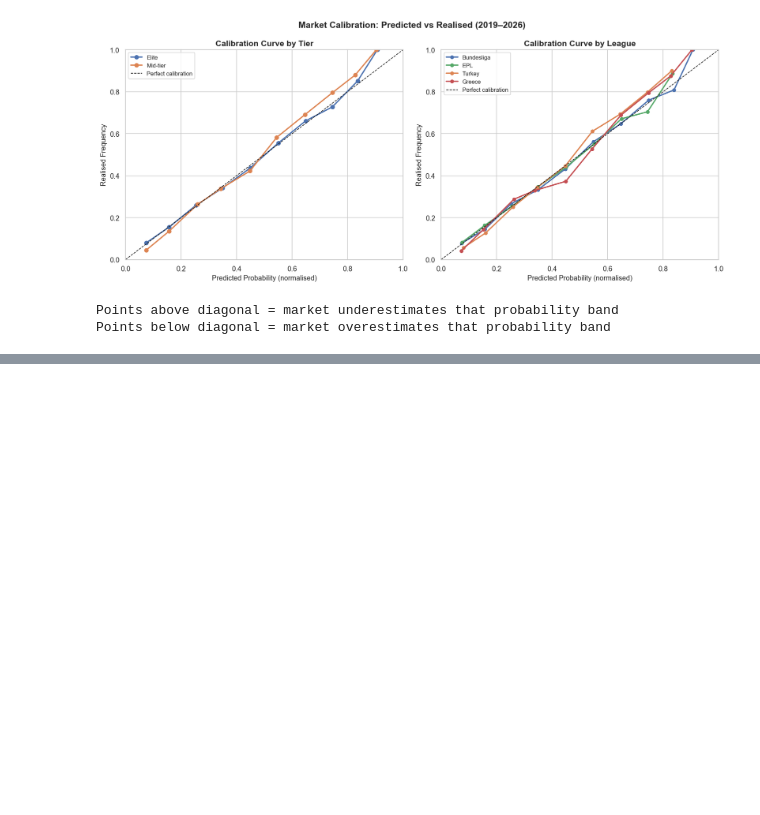
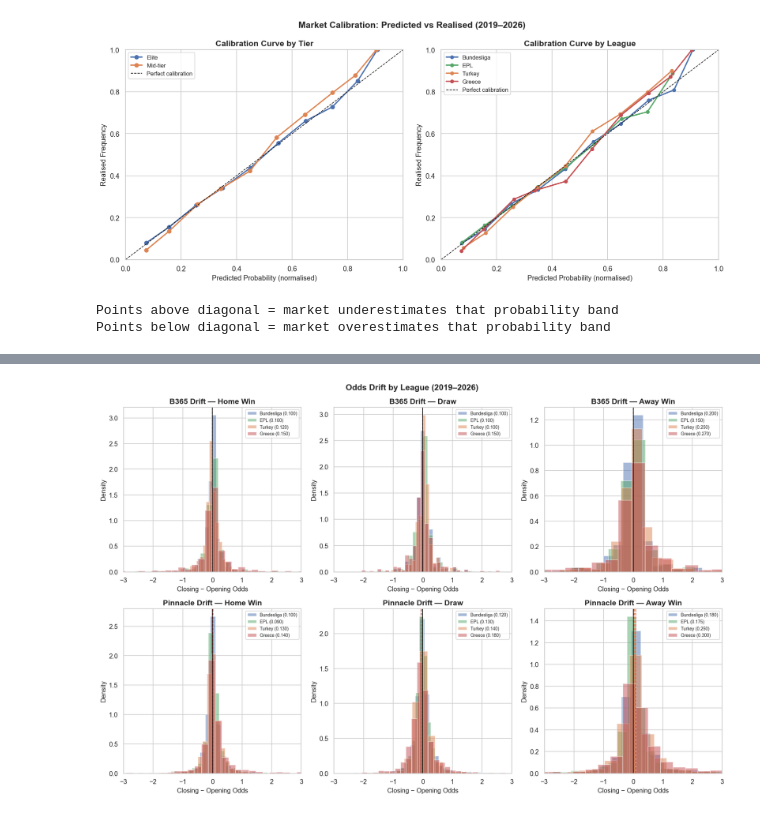
Before and after one commit to vladislavkivaev/football-betting-integrity-monitor, a Jupyter notebook: notebooks/01_eda.ipynb, the cells around one changed output, grey strips where cells are left out. Cells and saved outputs as stored; diff of their text form; code cells hidden in the pictures; blank space fills up the shorter version.

```diff
--- a/notebooks/01_eda.ipynb
+++ b/notebooks/01_eda.ipynb
@@ -1266,0 +1621,20 @@ Points below diagonal = market overestimates that probability band
+# %%
+print("=== B365 drift value inspection ===\n")
+
+# Check how many rows have exactly 0 drift
+for outcome in ['H', 'D', 'A']:
+    col = f'b365_drift_{outcome}'
+    exact_zero = (master[col] == 0.0).sum()
+    near_zero = (master[col].abs() < 0.01).sum()
+    total = master[col].notna().sum()
+    print(f"b365_drift_{outcome}:")
+    print(f"  Exactly 0.000:     {exact_zero:,} ({exact_zero/total*100:.1f}%)")
+    print(f"  Within ±0.01:      {near_zero:,} ({near_zero/total*100:.1f}%)")
+    print(f"  Non-zero:          {total-exact_zero:,} ({(total-exact_zero)/total*100:.1f}%)")
+    print()
+
+# Check a sample of raw opening vs closing values
+print("=== Sample: B365 opening vs closing (first 10 rows) ===\n")
+sample = master[['Date','HomeTeam','AwayTeam','league',
+                 'B365H','B365CH','B365D','B365CD','B365A','B365CA']].head(10)
+print(sample.to_string(index=False))
@@ -1266,0 +1661,74 @@ Points below diagonal = market overestimates that probability band
+# %%
+fig, axes = plt.subplots(2, 3, figsize=(15, 10))
+
+outcomes = ['H', 'D', 'A']
+outcome_labels = {'H': 'Home Win', 'D': 'Draw', 'A': 'Away Win'}
+league_colors = {
+    'D1': '#4C72B0',
+    'E0': '#55A868',
+    'T1': '#DD8452',
+    'G1': '#C44E52'
+}
+league_names = {
+    'D1': 'Bundesliga',
+    'E0': 'EPL',
+    'T1': 'Turkey',
+    'G1': 'Greece'
+}
+
+for col_idx, outcome in enumerate(outcomes):
+    b365_col = f'b365_drift_{outcome}'
+    ps_col = f'pinnacle_drift_{outcome}'
+
+    # Row 1 — B365 drift by league
+    for league in ['D1', 'E0', 'T1', 'G1']:
+        data = master[master['league'] == league][b365_col].dropna()
+        axes[0, col_idx].hist(data, bins=60, alpha=0.5, density=True,
+                              color=league_colors[league],
+                              label=f"{league_names[league]} ({data.abs().median():.3f})")
+        axes[0, col_idx].axvline(data.median(), color=league_colors[league],
+                                  linestyle='--', linewidth=1.2)
+
+    axes[0, col_idx].axvline(0, color='black', linestyle='-', linewidth=1)
+    axes[0, col_idx].set_title(f'B365 Drift — {outcome_labels[outcome]}', fontweight='bold')
+    axes[0, col_idx].set_xlabel('Closing − Opening Odds')
+    axes[0, col_idx].set_ylabel('Density')
+    axes[0, col_idx].legend(fontsize=7.5)
+    axes[0, col_idx].set_xlim(-3, 3)
+
+    # Row 2 — Pinnacle drift by league
+    for league in ['D1', 'E0', 'T1', 'G1']:
+        data = master[master['league'] == league][ps_col].dropna()
+        axes[1, col_idx].hist(data, bins=60, alpha=0.5, density=True,
+                              color=league_colors[league],
+                              label=f"{league_names[league]} ({data.abs().median():.3f})")
+        axes[1, col_idx].axvline(data.median(), color=league_colors[league],
+                                  linestyle='--', linewidth=1.2)
+
+    axes[1, col_idx].axvline(0, color='black', linestyle='-', linewidth=1)
+    axes[1, col_idx].set_title(f'Pinnacle Drift — {outcome_labels[outcome]}', fontweight='bold')
+    axes[1, col_idx].set_xlabel('Closing − Opening Odds')
+    axes[1, col_idx].set_ylabel('Density')
+    axes[1, col_idx].legend(fontsize=7.5)
+    axes[1, col_idx].set_xlim(-3, 3)
+
+fig.suptitle('Odds Drift by League (2019–2026)', fontsize=14, fontweight='bold')
+plt.tight_layout()
+plt.savefig('../data/processed/fig_09_drift_by_league.png', bbox_inches='tight')
+plt.show()
+
+# Summary table — absolute median drift by league
+print("=== Absolute Median Drift by League ===\n")
+print(f"{'League':<12} {'B365-H':>8} {'B365-D':>8} {'B365-A':>8} {'PS-H':>8} {'PS-D':>8} {'PS-A':>8}")
+print("-" * 60)
+for league, name in zip(['D1','E0','T1','G1'],
+                         ['Bundesliga','EPL','Turkey','Greece']):
+    row = [name]
+    for bookmaker in ['b365', 'pinnacle']:
+        for outcome in ['H', 'D', 'A']:
+            col = f'{bookmaker}_drift_{outcome}'
+            val = master[master['league'] == league][col].abs().median()
+            row.append(f'{val:.3f}')
+    print(f"{row[0]:<12} {row[1]:>8} {row[2]:>8} {row[3]:>8} {row[4]:>8} {row[5]:>8} {row[6]:>8}")
+# %% [output]
+[figure, added]
```
Also changed, not shown: parts of 60 cells of this notebook.
